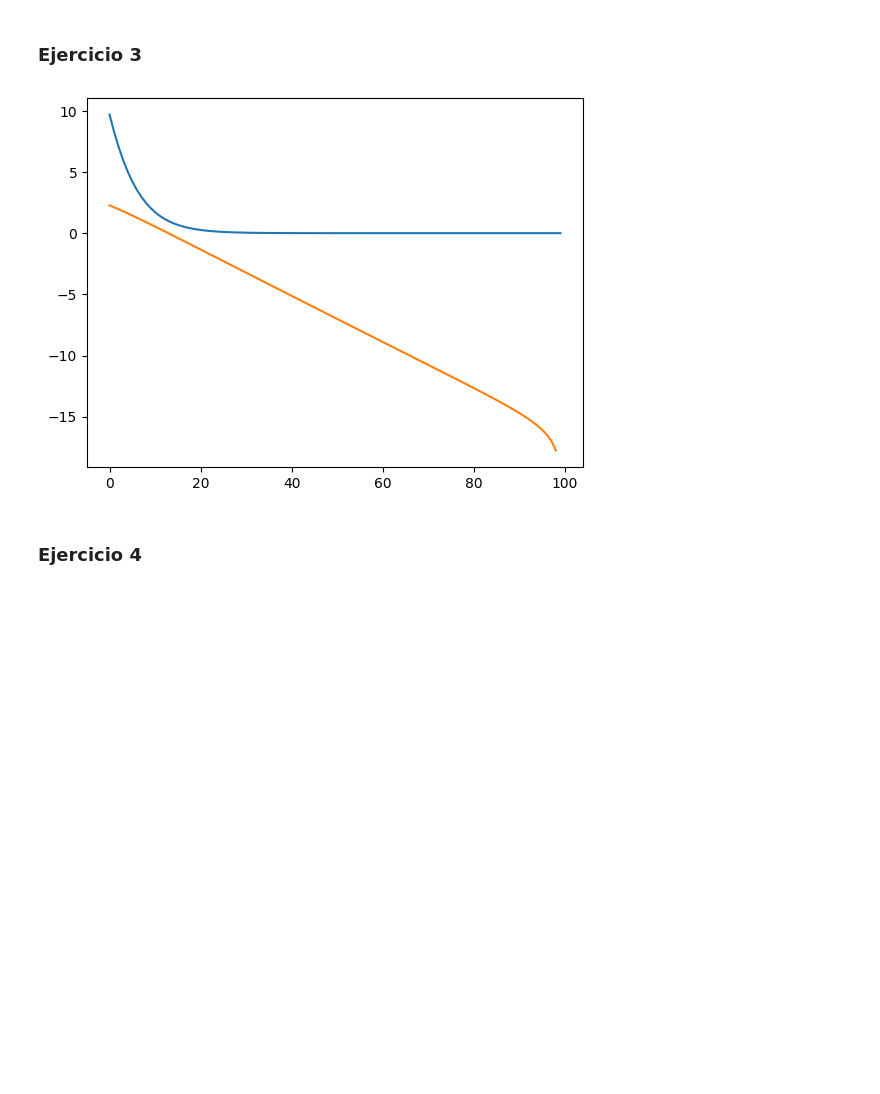
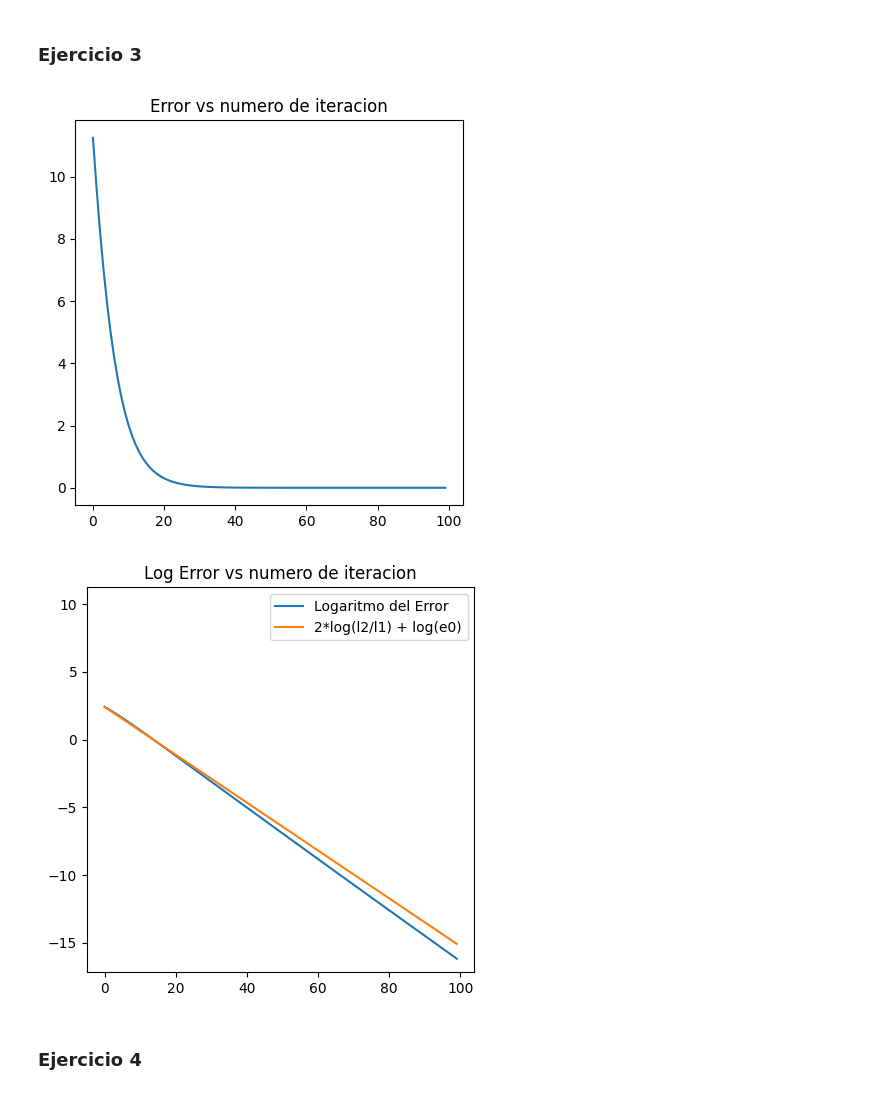
Before and after one commit to JoaquinPolonuer/alc, a Jupyter notebook: tp1/tp1.ipynb, the cells around one changed output. Saved outputs shown, nothing was run; the diff lists cells and outputs as text; code cells hidden in the pictures; blank space fills up the shorter version.

```diff
--- a/tp1/tp1.ipynb
+++ b/tp1/tp1.ipynb
@@ -36,24 +44,38 @@ plt.plot(l100)
 # %% [markdown]
 ### Ejercicio 3
 # %%
-def plotear_error(l100):
-    l_max = l100[-1]
-    errores = [abs(l_max - ai) for ai in l100]
+def avals_modulo_maximo(A):
+    return sorted(eigvals(A), key=lambda l: abs(l), reverse=True)
+
+def calcular_errores(A, ls):
+    l_max = avals_modulo_maximo(A)[0]
+    errores = [abs(l_max - ai) for ai in ls]
+    return errores
+
+def analisis_con_graficos(A, ls, errores, K=None):
+    #Ploteo Error
+    plt.figure(figsize=(5,5))
     plt.plot(errores)
+    titulo = f"Error vs numero de iteracion para K={K}" if K else "Error vs numero de iteracion"
+    plt.title(titulo)
 
-def plotear_log_error(l100):
-    l_max = l100[-1]
-    errores = [abs(l_max - ai) for ai in l100]
+    #Ploteo Logaritmo del Error
+    plt.figure(figsize=(5,5))
+
     log_errores = [np.log(e) for e in errores]
     plt.plot(log_errores)
+    titulo = f"Log Error vs numero de iteracion para K={K}" if K else "Log Error vs numero de iteracion"
+    plt.title(titulo)
 
-def lambdas_maximos(A):
-    #ERROR: nos estamos olvidando de los autovals negativos
-    ls = eigvals(A)
-    ls = sorted(ls)
-    l1, l2 = ls[-1], ls[-2]
+    e0 = errores[0]
+    l1, l2 = np.abs(avals_modulo_maximo(A)[:2])
+    y = [2*np.log(l2/l1)*x + np.log(e0) for x in range(100)]
 
-    return l1, l2
+    #Quiero que el eje Y vaya desde -e0 hasta e0. Uso min para que se vea todo el grafico si no entra.
+    plt.ylim(min(-e0, log_errores[-1] - 1), e0)
+    plt.plot(y)
+
+    plt.legend(["Logaritmo del Error", "2*log(l2/l1) + log(e0)"])
 # %%
 C = np.random.rand(100,100)
 A = (1/2)*(C+C.T)
@@ -63,11 +83,11 @@ l100 = metodo_de_la_potencia(B, 100)
-# %%
-plotear_error(l100)
-plotear_log_error(l100)
-l1, l2 = lambdas_maximos(A)
-#y = [2*np.log(l2/l1)*x + np.log(l100[0]) for x in range(10)]
-#plt.plot(y)
-# %% [output]
-[figure, removed]
+# %%
+l100 = metodo_de_la_potencia(B, 100)
+errores = calcular_errores(B, l100)
+# %%
+analisis_con_graficos(B, l100, errores)
+# %% [output]
+[figure, added]
+[figure, added]
 # %% [markdown]
 ### Ejercicio 4
 # %%
```
Also changed, not shown: parts of 14 cells of this notebook.
